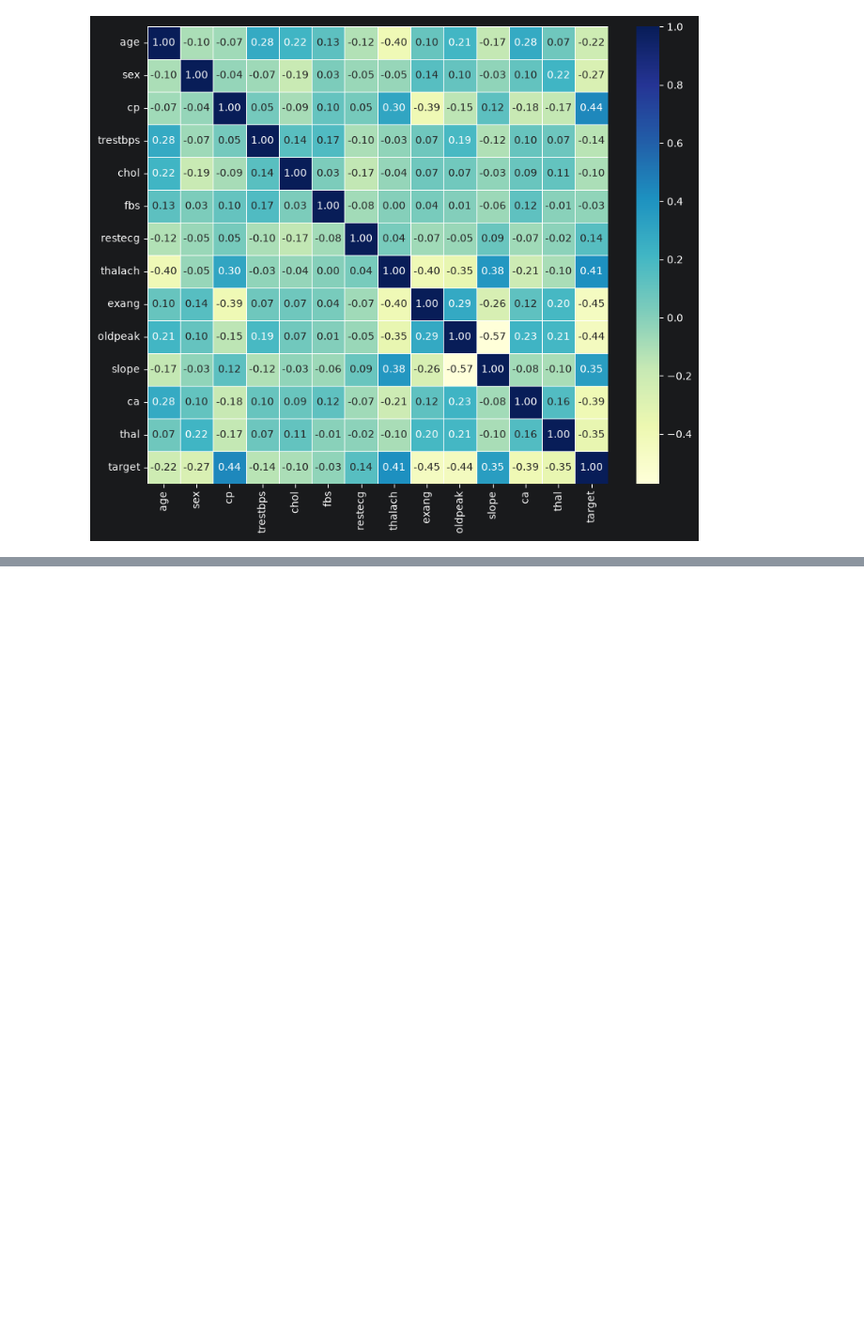
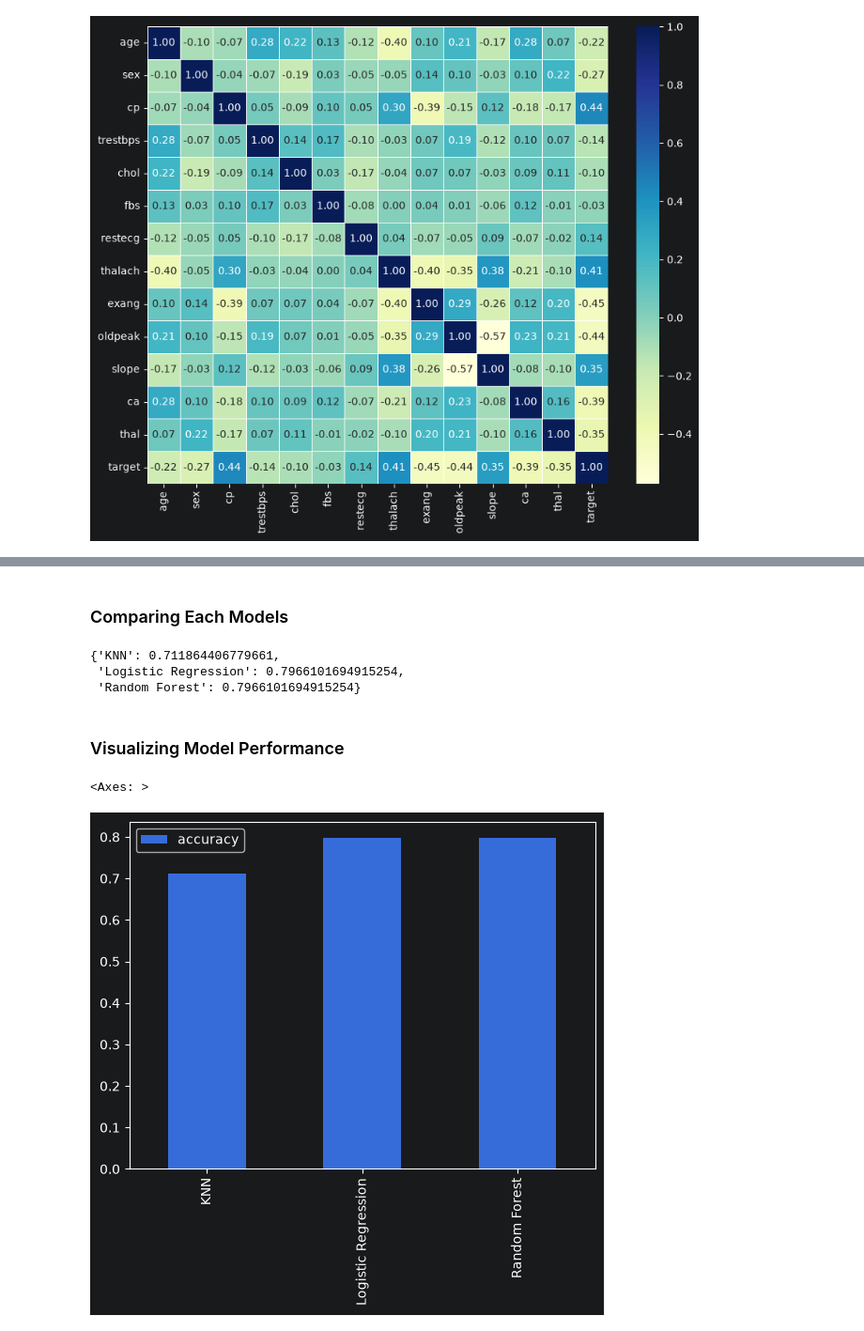
Before and after one commit to shahariarpo/Heart-Disease-Clarification, a Jupyter notebook: Classification_System.ipynb, the cells around one changed output, grey strips where cells are left out. Shown at 94% size. Drawn from its saved outputs; the diff is of its cells as text; code cells hidden in the pictures; blank space fills up the shorter version.

Commit message:
Model Tuning

```diff
--- a/Classification_System.ipynb
+++ b/Classification_System.ipynb
@@ -247,0 +292,3 @@ sns.heatmap(corr_matrix,
+# %%
+random_value = 20
+x_train, x_test, y_train, y_test = train_test_split(x, y, test_size= 0.2, random_state=random_value)
@@ -247,0 +319,34 @@ sns.heatmap(corr_matrix,
+# %% [markdown]
+### Comparing Each Models
+# %%
+models = {"KNN": KNeighborsClassifier(),
+          "Logistic Regression": LogisticRegression(max_iter= 5000, random_state= random_value),
+          "Random Forest": RandomForestClassifier(random_state= random_value)}
+# %%
+def fit_and_evaluate(models, x_train, y_train, x_test, y_test):
+    model_score = {}
+
+    for name, model in models.items():
+        model.fit(x_train, y_train)
+        model_score[name] = model.score(x_test, y_test)
+
+    return model_score
+# %%
+model_scores = fit_and_evaluate(models=models,
+                 x_train=x_train,
+                 y_train=y_train,
+                 x_test=x_test,
+                 y_test=y_test)
+model_scores
+# %% [output]
+{'KNN': 0.711864406779661,
+ 'Logistic Regression': 0.7966101694915254,
+ 'Random Forest': 0.7966101694915254}
+# %% [markdown]
+### Visualizing Model Performance
+# %%
+model_compare = pd.DataFrame(model_scores, index=['accuracy'])
+model_compare.T.plot(kind='bar')
+# %% [output]
+<Axes: >
+[figure, added]
```
Also changed, not shown: parts of 14 cells of this notebook.
